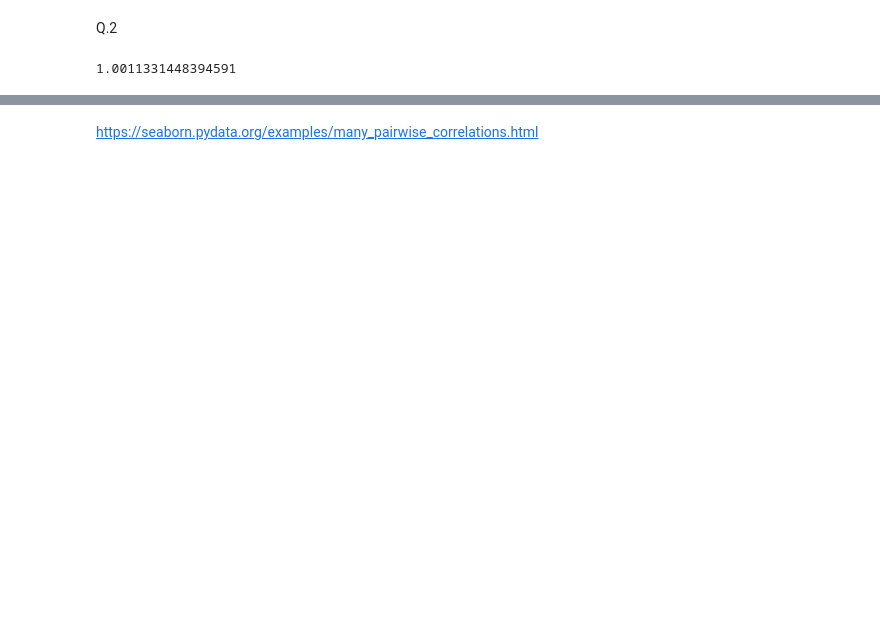
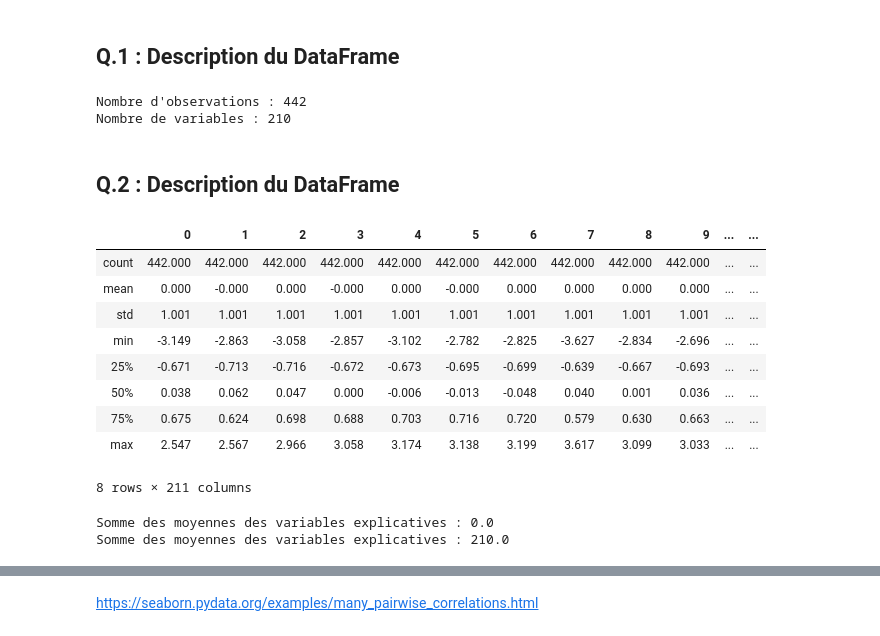
Before and after one commit to MDESSE/MDI721-Statistics, a Jupyter notebook: TP3-LASSO/MDI721-TP2-Matthieu_DESSE.ipynb, the cells around one changed output, grey strips where cells are left out. Drawn from its saved outputs; the diff is of its cells as text; code cells hidden in the pictures; blank space fills up the shorter version.

```diff
--- a/TP3-LASSO/MDI721-TP2-Matthieu_DESSE.ipynb
+++ b/TP3-LASSO/MDI721-TP2-Matthieu_DESSE.ipynb
@@ -47,2 +30,0 @@ On a ici un tableau de valeurs constitués de
-# %% [markdown]
-Q.2
@@ -52,5 +31,29 @@ df.describe().loc()
+# %% [markdown]
+## **Q.1 : Description du DataFrame**
+# %%
+print(" : ".join(["Nombre d'observations",str(df.shape[0]),]))
+print(" : ".join(["Nombre de variables",str(df.shape[1]-1),]))
+# %% [output]
+Nombre d'observations : 442
+Nombre de variables : 210
+# %% [markdown]
+## **Q.2 : Description du DataFrame**
+# %%
+df.describe().round(3)
+# %% [output]
+|  | 0 | 1 | 2 | 3 | 4 | 5 | 6 | 7 | 8 | 9 | ... | ... |
+| count | 442.000 | 442.000 | 442.000 | 442.000 | 442.000 | 442.000 | 442.000 | 442.000 | 442.000 | 442.000 | ... | ... |
+| mean | 0.000 | -0.000 | 0.000 | -0.000 | 0.000 | -0.000 | 0.000 | 0.000 | 0.000 | 0.000 | ... | ... |
+| std | 1.001 | 1.001 | 1.001 | 1.001 | 1.001 | 1.001 | 1.001 | 1.001 | 1.001 | 1.001 | ... | ... |
+| min | -3.149 | -2.863 | -3.058 | -2.857 | -3.102 | -2.782 | -2.825 | -3.627 | -2.834 | -2.696 | ... | ... |
+| 25% | -0.671 | -0.713 | -0.716 | -0.672 | -0.673 | -0.695 | -0.699 | -0.639 | -0.667 | -0.693 | ... | ... |
+| 50% | 0.038 | 0.062 | 0.047 | 0.000 | -0.006 | -0.013 | -0.048 | 0.040 | 0.001 | 0.036 | ... | ... |
+| 75% | 0.675 | 0.624 | 0.698 | 0.688 | 0.703 | 0.716 | 0.720 | 0.579 | 0.630 | 0.663 | ... | ... |
+| max | 2.547 | 2.567 | 2.966 | 3.058 | 3.174 | 3.138 | 3.199 | 3.617 | 3.099 | 3.033 | ... | ... |
+8 rows × 211 columns
 # %%
-df[range(210)].describe().loc["mean"].sum()
-df[range(210)].describe().loc["std"].sum()/210
+print("Somme des moyennes des variables explicatives :", abs(df[range(210)].describe().loc["mean"].sum().round()))
+print("Somme des moyennes des variables explicatives :", abs(df[range(210)].describe().loc["std"].sum().round()))
 # %% [output]
-1.0011331448394591
+Somme des moyennes des variables explicatives : 0.0
+Somme des moyennes des variables explicatives : 210.0
```
Also changed, not shown: parts of 61 cells of this notebook.
